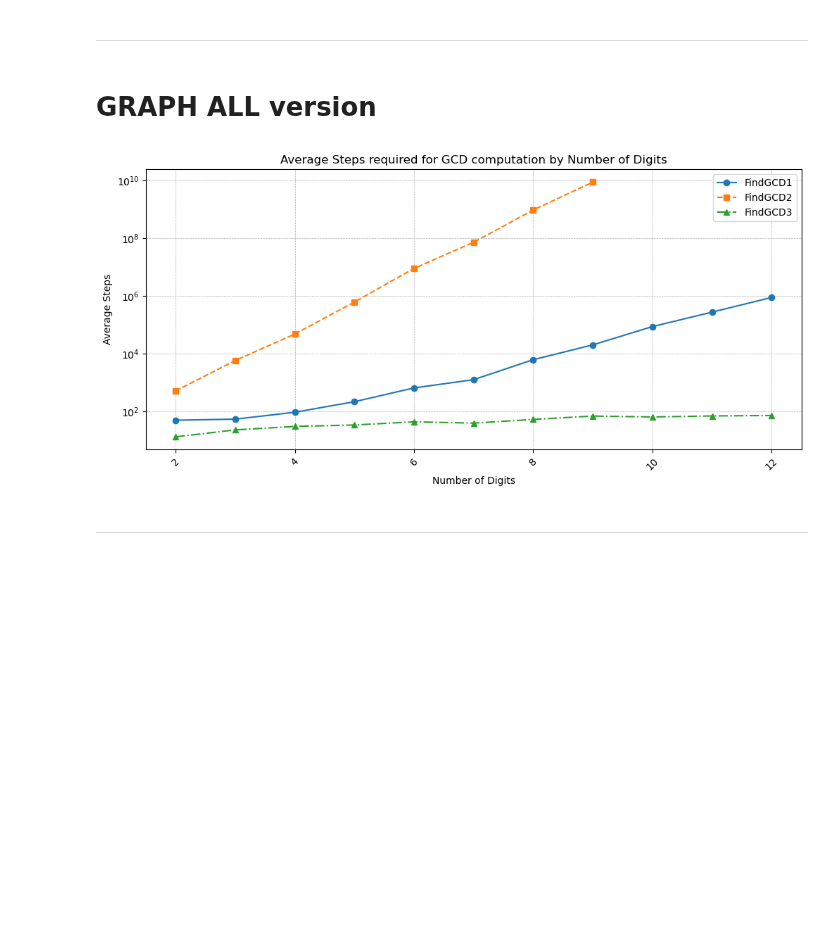
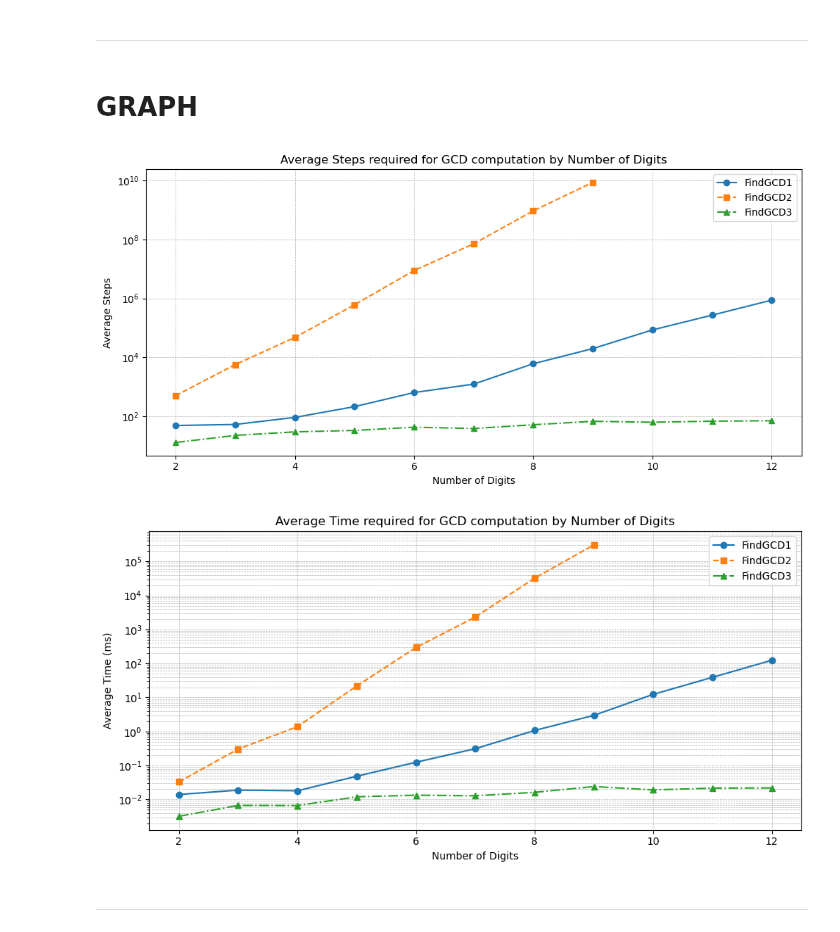
Before and after one commit to ExitedState/2301365_ALGO-LAB, a Jupyter notebook: LAB1/LAB1.ipynb, the cells around one changed output. Drawn from its saved outputs; the diff is of its cells as text; code cells hidden in the pictures; blank space fills up the shorter version.

Commit message:
add time graph

```diff
--- a/LAB1/LAB1.ipynb
+++ b/LAB1/LAB1.ipynb
@@ -964,66 +964,107 @@ test_cases = [
     (953525754641, 658518571823),
 ]
 # %% [markdown]
-# GRAPH ALL version
+# GRAPH
 # %%
 import matplotlib.pyplot as plt
+import time
 
 # List to store steps for each test case for each function
 steps_for_test_cases1 = []
 steps_for_test_cases2 = []
 steps_for_test_cases3 = []
 
+# List to store time for each test case for each function
+times_for_test_cases1 = []
+times_for_test_cases2 = []
+times_for_test_cases3 = []
+
 # Calculating steps for each test case using the three functions
 for case in test_cases:
     if 2<= len(str(case[0])) <= 9:
+        start_time = time.perf_counter()
         _, steps2 = FindGCD2(*case)
+        times_for_test_cases2.append((time.perf_counter() - start_time)*1000)
         steps_for_test_cases2.append(steps2)
     else:
+        times_for_test_cases2.append(None)
         steps_for_test_cases2.append(None)
 
+    start_time = time.perf_counter()
     _, steps1 = FindGCD1(*case)
+    times_for_test_cases1.append((time.perf_counter() - start_time)*1000)
+
+    start_time = time.perf_counter()
     _, steps3 = FindGCD3(*case)
+    times_for_test_cases3.append((time.perf_counter() - start_time)*1000)
+
     steps_for_test_cases1.append(steps1)
     steps_for_test_cases3.append(steps3)
-def plot_averaged_data(test_cases, steps_data1, steps_data2, steps_data3):
+
+
+def plot_averaged_step(test_cases, steps_data1, steps_data2, steps_data3):
     # Number of digits for x-axis label
     x_labels = [len(str(test_cases[i][0])) for i in range(0, len(test_cases), 5)]
 
-    avg_steps1 = average_steps(steps_data1)
-    avg_steps2 = average_steps(steps_data2)
-    avg_steps3 = average_steps(steps_data3)
+    avg_steps1 = average_datas(steps_data1)
+    avg_steps2 = average_datas(steps_data2)
+    avg_steps3 = average_datas(steps_data3)
 
     plt.figure(figsize=(10, 5))
 
     plt.plot(x_labels, avg_steps1, marker='o', linestyle='-', label='FindGCD1')
     plt.plot(x_labels, avg_steps2, marker='s', linestyle='--', label='FindGCD2')
     plt.plot(x_labels, avg_steps3, marker='^', linestyle='-.', label='FindGCD3')
 
     plt.xlabel('Number of Digits')
     plt.ylabel('Average Steps')
     plt.title('Average Steps required for GCD computation by Number of Digits')
-    plt.xticks(rotation=45)
     plt.tight_layout()
     plt.grid(True, which='both', linestyle='--', linewidth=0.5)
     plt.yscale('log')
     plt.legend()
     plt.show()
 
-def average_steps(steps_list):
+def plot_averaged_time(test_cases, times_data1, times_data2, times_data3):
+    # Number of digits for x-axis label
+    x_labels = [len(str(test_cases[i][0])) for i in range(0, len(test_cases), 5)]
+
+    avg_times1 = average_datas(times_data1)
+    avg_times2 = average_datas(times_data2)
+    avg_times3 = average_datas(times_data3)
+
+    plt.figure(figsize=(10, 5))
+
+    plt.plot(x_labels, avg_times1, marker='o', linestyle='-', label='FindGCD1')
+    plt.plot(x_labels, avg_times2, marker='s', linestyle='--', label='FindGCD2')
+    plt.plot(x_labels, avg_times3, marker='^', linestyle='-.', label='FindGCD3')
+
+    plt.xlabel('Number of Digits')
+    plt.ylabel('Average Time (ms)')
+    plt.title('Average Time required for GCD computation by Number of Digits')
+    plt.tight_layout()
+    plt.grid(True, which='both', linestyle='--', linewidth=0.5)
+    plt.yscale('log')
+    plt.legend()
+    plt.show()
+
+def average_datas(data_list):
     """
     Group by 5 and compute the average for each group.
     Args:
-    - steps_list (list of int): List of steps.
+    - data_list (list of float): List of data.
 
     Returns:
-    - list of float: Averaged steps.
+    - list of float: Averaged data.
     """
-    grouped_steps = [steps_list[i:i+5] for i in range(0, len(steps_list), 5)]
-    return [sum(filter(None, group)) / len(list(filter(None, group))) if len(list(filter(None, group))) > 0 else None for group in grouped_steps]
+    grouped_data = [data_list[i:i+5] for i in range(0, len(data_list), 5)]
+    return [sum(filter(None, group)) / len(list(filter(None, group))) if len(list(filter(None, group))) > 0 else None for group in grouped_data]
 
 # Call the function
-plot_averaged_data(test_cases, steps_for_test_cases1, steps_for_test_cases2, steps_for_test_cases3)
+plot_averaged_step(test_cases, steps_for_test_cases1, steps_for_test_cases2, steps_for_test_cases3)
+plot_averaged_time(test_cases, times_for_test_cases1, times_for_test_cases2, times_for_test_cases3)
 # %% [output]
-[figure, old version]
+[figure, new version]
+[figure, added]
 # %% [markdown]
 ----
```
